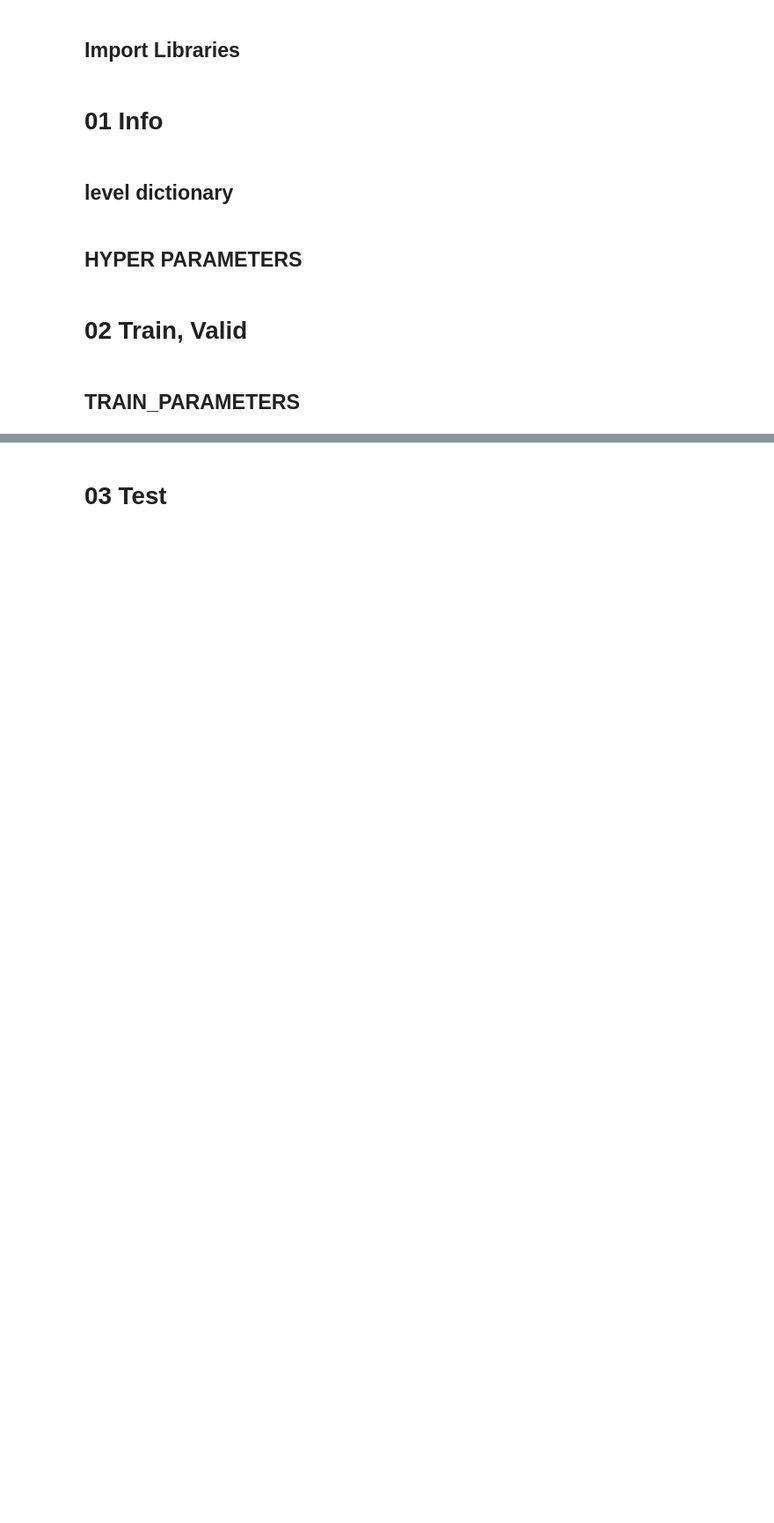
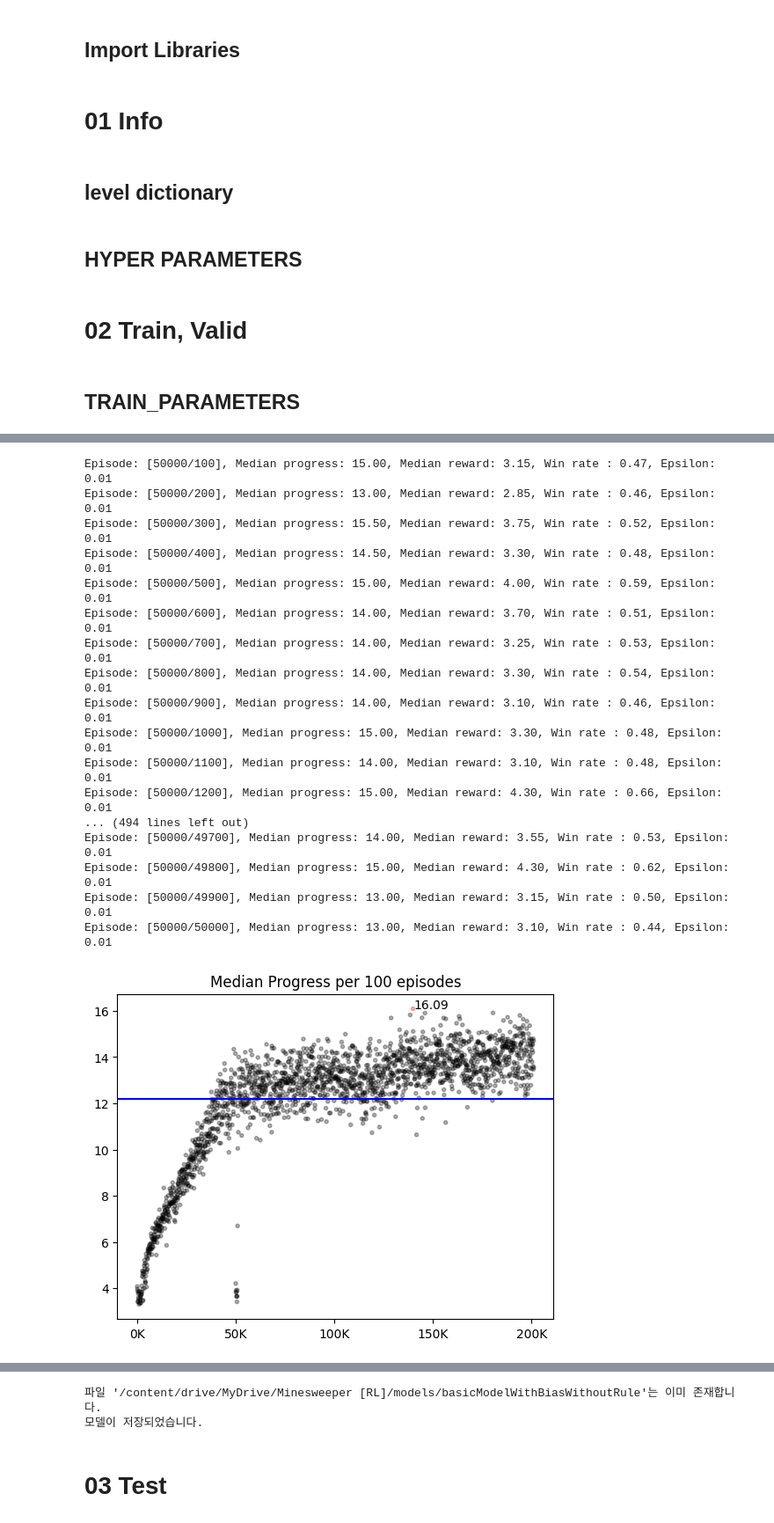
Before and after one commit to Tonnonssi/-RL-Minesweeper, a Jupyter notebook: codes/Main/lab/[lab]NoRewardswithBias.ipynb, the cells around one changed output, grey strips where cells are left out. Shown at 88% size. Saved outputs shown, nothing was run; the diff lists cells and outputs as text; code cells hidden in the pictures; blank space fills up the shorter version.

```diff
--- a/codes/Main/lab/[lab]NoRewardswithBias.ipynb
+++ b/codes/Main/lab/[lab]NoRewardswithBias.ipynb
@@ -103,0 +393,23 @@ train.train()
+# %%
+train.train()
+train.visualize_train()
+train.save_model()
+# %% [output]
+Episode: [50000/100], Median progress: 15.00, Median reward: 3.15, Win rate : 0.47, Epsilon: 0.01
+Episode: [50000/200], Median progress: 13.00, Median reward: 2.85, Win rate : 0.46, Epsilon: 0.01
+Episode: [50000/300], Median progress: 15.50, Median reward: 3.75, Win rate : 0.52, Epsilon: 0.01
+Episode: [50000/400], Median progress: 14.50, Median reward: 3.30, Win rate : 0.48, Epsilon: 0.01
+Episode: [50000/500], Median progress: 15.00, Median reward: 4.00, Win rate : 0.59, Epsilon: 0.01
+Episode: [50000/600], Median progress: 14.00, Median reward: 3.70, Win rate : 0.51, Epsilon: 0.01
+Episode: [50000/700], Median progress: 14.00, Median reward: 3.25, Win rate : 0.53, Epsilon: 0.01
+Episode: [50000/800], Median progress: 14.00, Median reward: 3.30, Win rate : 0.54, Epsilon: 0.01
+Episode: [50000/900], Median progress: 14.00, Median reward: 3.10, Win rate : 0.46, Epsilon: 0.01
+Episode: [50000/1000], Median progress: 15.00, Median reward: 3.30, Win rate : 0.48, Epsilon: 0.01
+Episode: [50000/1100], Median progress: 14.00, Median reward: 3.10, Win rate : 0.48, Epsilon: 0.01
+Episode: [50000/1200], Median progress: 15.00, Median reward: 4.30, Win rate : 0.66, Epsilon: 0.01
+... (494 lines left out)
+Episode: [50000/49700], Median progress: 14.00, Median reward: 3.55, Win rate : 0.53, Epsilon: 0.01
+Episode: [50000/49800], Median progress: 15.00, Median reward: 4.30, Win rate : 0.62, Epsilon: 0.01
+Episode: [50000/49900], Median progress: 13.00, Median reward: 3.15, Win rate : 0.50, Epsilon: 0.01
+Episode: [50000/50000], Median progress: 13.00, Median reward: 3.10, Win rate : 0.44, Epsilon: 0.01
+[figure, added]
@@ -104,2 +419,4 @@ train.train()
+파일 '/content/drive/MyDrive/Minesweeper [RL]/models/basicModelWithBiasWithoutRule'는 이미 존재합니다.
+모델이 저장되었습니다.
 # %% [markdown]
 # 03 Test
```
Also changed, not shown: parts of 10 cells of this notebook, 6 other files.
